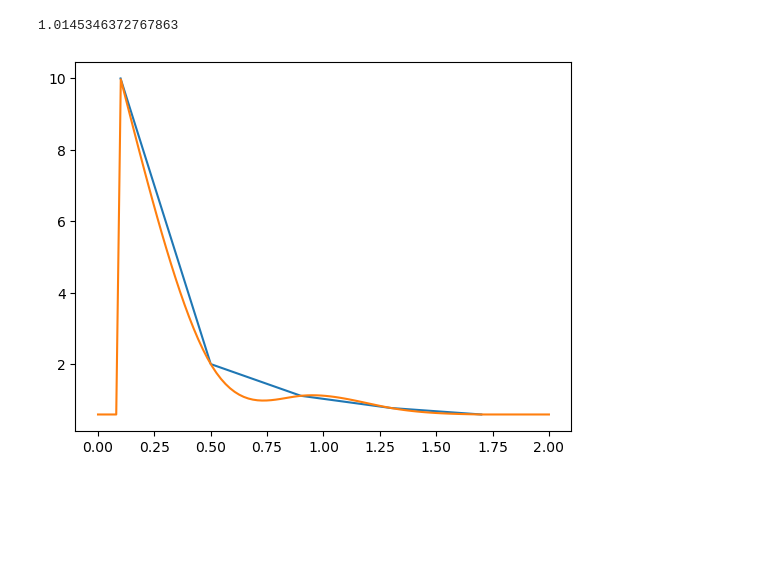
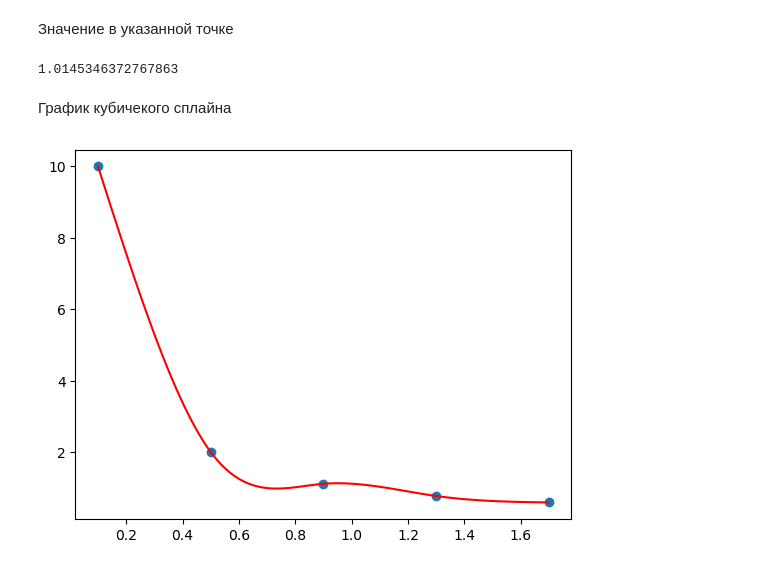
Before and after one commit to JRTitor/Numer, a Jupyter notebook: lab3/lab3_2.ipynb, the cells around one changed output. Saved outputs shown, nothing was run; the diff lists cells and outputs as text; code cells hidden in the pictures; blank space fills up the shorter version.

```diff
--- a/lab3/lab3_2.ipynb
+++ b/lab3/lab3_2.ipynb
@@ -16,7 +22,7 @@ X = [0.1, 0.5, 0.9, 1.3, 1.7]
 F = [10.0, 2.0, 1.1111, 0.76923, 0.58824]
 x_point = 0.8
 # %%
-def left_c(h):
+def left_c(h:list)->list:
     n = len(h) - 2
     A = [[0] * n for i in range(n)]
 
@@ -29,14 +35,14 @@ def left_c(h):
 
     return A
 
-def right_c(h, F):
+def right_c(h:list, F:list)-> list:
     b = []
     n = 3
     for i in range(n):
         b.append(3 * (((F[i+2] - F[i+1]) / h[i+2]) - ((F[i+1] - F[i]) / h[i+1])))
     return b
 
-def tridiagonal(A, B):
+def tridiagonal(A:list, B:list) -> list:
     n = len(A)
     c = [0] * n
     B_prime = [0] * n
@@ -58,14 +64,14 @@ def tridiagonal(A, B):
 
     return x
 # %%
-def diff(X):
+def diff(X:list) -> list:
     diff_X = [0]
     for i in range(1, len(X)):
         diff_X.append(X[i] - X[i - 1])
     return diff_X
 
 
-def searchsorted(X,x):
+def searchsorted(X:list,x:float) -> int:
     for i in range(len(X)):
         if i  >  0:
             if X[i - 1] < x and x <= X[i]:
@@ -74,12 +80,14 @@ def searchsorted(X,x):
                 return 0
     return len(X)
 
-def get_C(h ,F):
+def get_C(h:list ,F:list) -> list:
     left = left_c(h)
     right = right_c(h, F)
     return [0] + tridiagonal(left, right) + [0]
 
-def cubic_spline_interpolation(x, X, F):
+def cubic_spline_interpolation(x:float, X:list, F:list) -> float:
+    if x == X[0]:
+        return F[0]
     n = len(X)
     a = F.copy()
     h = diff(X)
@@ -94,4 +102,6 @@ def cubic_spline_interpolation(x, X, F):
 
     dx = x - X[i]
     return a[i] + b[i] * dx + c[i] * dx ** 2 + d[i] * dx ** 3
+# %% [markdown]
+Значение в указанной точке
 # %%
@@ -100,12 +110,14 @@ f_interp = cubic_spline_interpolation(x_point , X, F)
 print(f_interp)
 # %% [output]
 1.0145346372767863
+# %% [markdown]
+График кубичекого сплайна
 # %%
 import matplotlib.pyplot as plt
 import numpy as np
-XX = np.linspace(0, 2, 100)
-plt.plot(X, F)
-plt.plot(XX, [cubic_spline_interpolation(x, X, F) for x in XX])
+XX = np.linspace(X[0], X[-1], 100)
+plt.scatter(X, F)
+plt.plot(XX, [cubic_spline_interpolation(x, X, F) for x in XX], color='red')
 plt.show()
 # %% [output]
-[figure, old version]
+[figure, new version]
```
Also changed, not shown: parts of 5 cells of this notebook, 6 other files.
